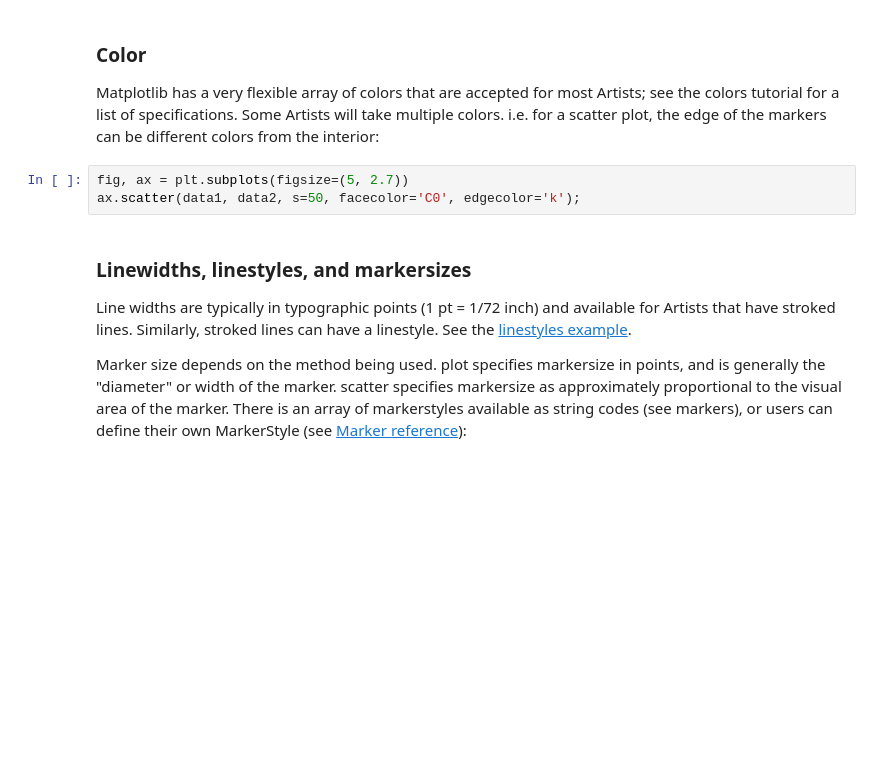
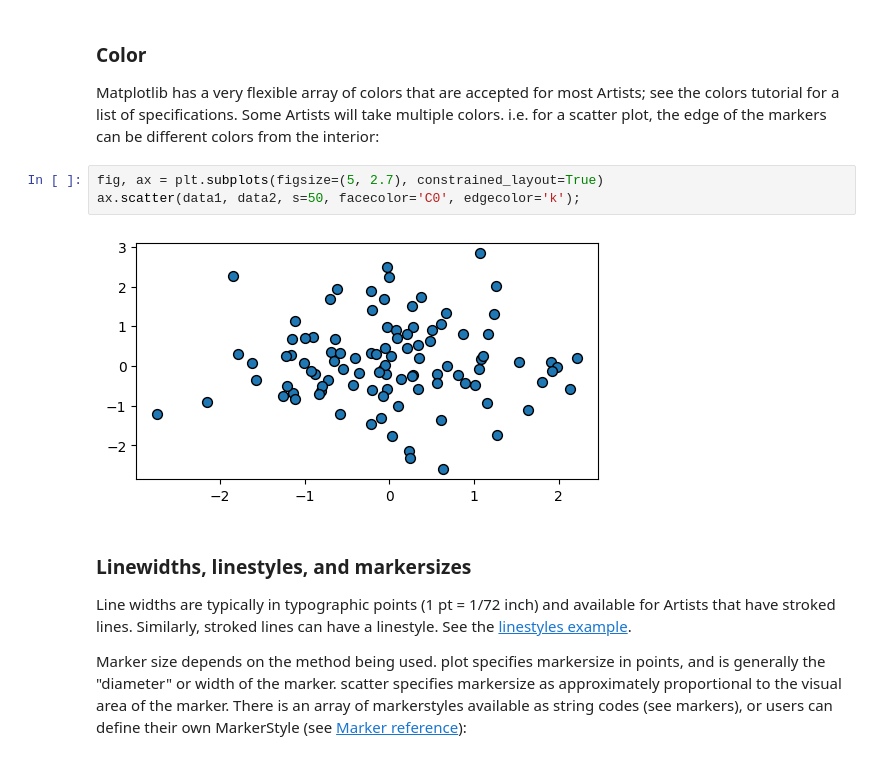
Before and after one commit to nyp-sit/agods, a Jupyter notebook: day3/matplotlib_intro.ipynb, the cells around one changed output. Drawn from its saved outputs; the diff is of its cells as text; blank space fills up the shorter version.

```diff
--- a/day3/matplotlib_intro.ipynb
+++ b/day3/matplotlib_intro.ipynb
@@ -101,8 +116,10 @@ l.set_linestyle(':');
 
 Matplotlib has a very flexible array of colors that are accepted for most Artists; see the colors tutorial for a list of specifications. Some Artists will take multiple colors. i.e. for a scatter plot, the edge of the markers can be different colors from the interior:
 # %%
-fig, ax = plt.subplots(figsize=(5, 2.7))
+fig, ax = plt.subplots(figsize=(5, 2.7), constrained_layout=True)
 ax.scatter(data1, data2, s=50, facecolor='C0', edgecolor='k');
+# %% [output]
+[figure, added]
 # %% [markdown]
 ### Linewidths, linestyles, and markersizes
 
```
Also changed, not shown: parts of 33 cells of this notebook, 43 other files.
